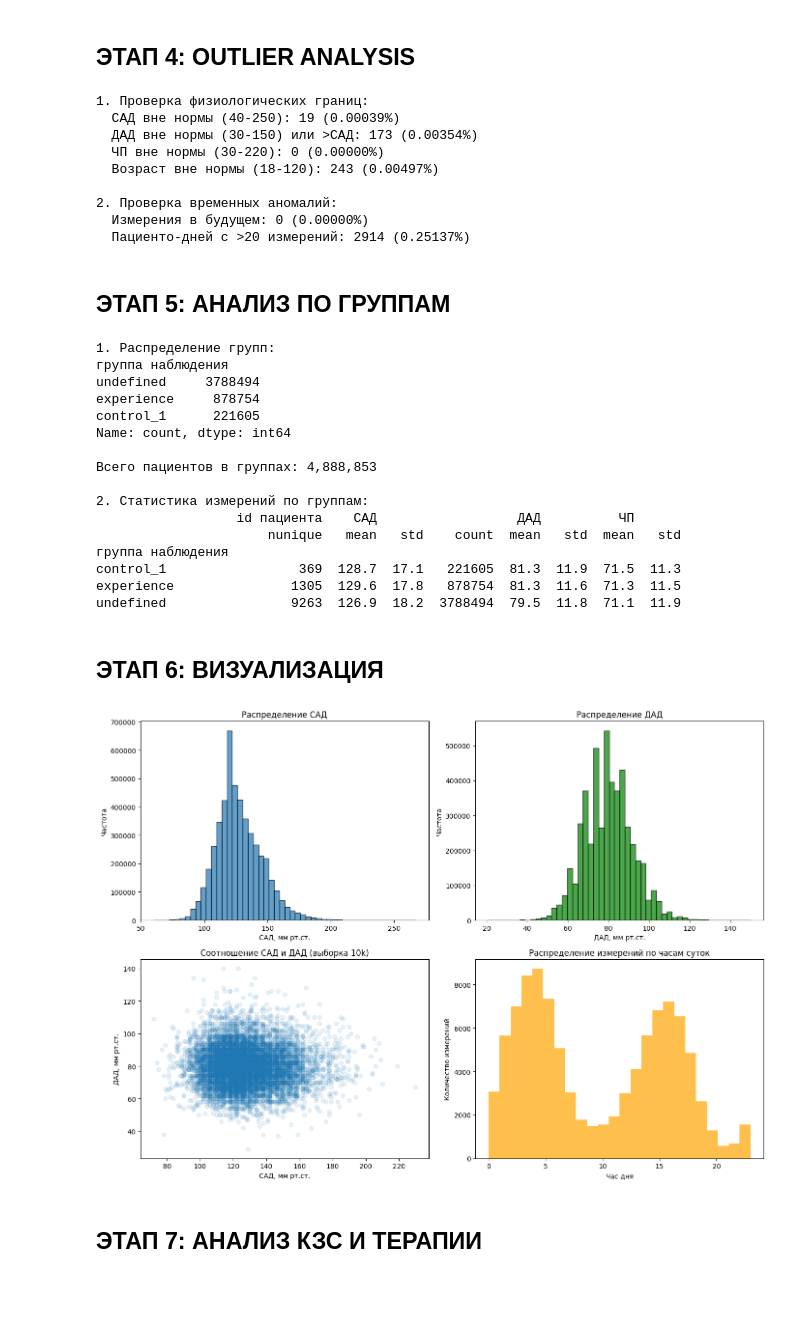
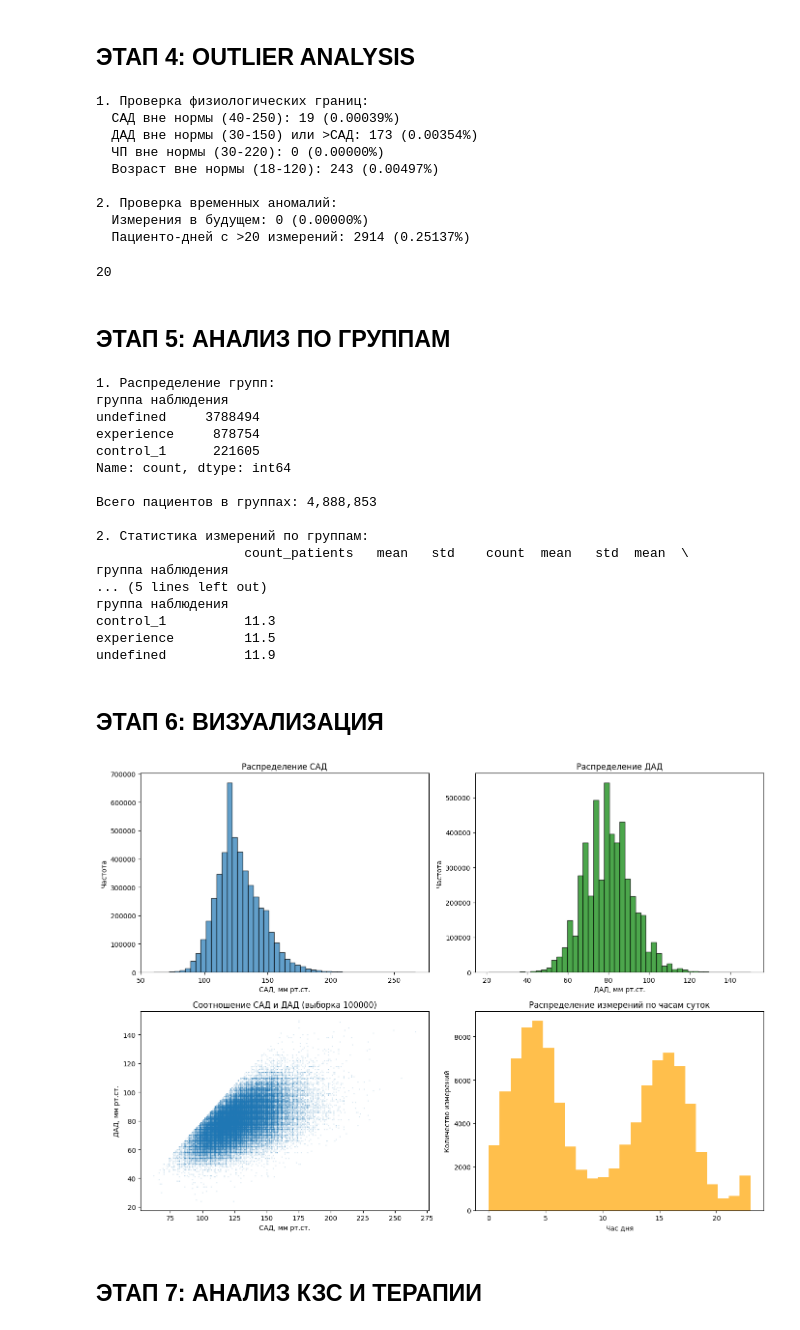
Before and after one commit to kira-Iight/Medicine, a Jupyter notebook: EDA.ipynb, the cells around one changed output. Cells and saved outputs as stored; diff of their text form; code cells hidden in the pictures; blank space fills up the shorter version.

```diff
--- a/EDA.ipynb
+++ b/EDA.ipynb
@@ -132,6 +136,7 @@ print(f"  ДАД вне нормы (30-150) или >САД: {(invalid_dbp).sum()
 invalid_hr = (primary['ЧП'] < 30) | (primary['ЧП'] > 220)
 print(f"  ЧП вне нормы (30-220): {invalid_hr.sum():,} ({invalid_hr.mean()*100:.5f}%)")
 
+
 # Возраст
 invalid_age = (primary['возраст'] < 18) | (primary['возраст'] > 120)
 print(f"  Возраст вне нормы (18-120): {invalid_age.sum():,} ({invalid_age.mean()*100:.5f}%)")
@@ -143,11 +148,18 @@ print("\n2. Проверка временных аномалий:")
 future_meas = primary['время измерения'] > datetime.now()
 print(f"  Измерения в будущем: {future_meas.sum():,} ({future_meas.mean()*100:.5f}%)")
 
+
 # Слишком частые измерения (на одного пациента в день)
 primary['date'] = primary['время измерения'].dt.date
 patient_daily = primary.groupby(['id пациента', 'date']).size().reset_index(name='n_meas')
 freq_meas = patient_daily[patient_daily['n_meas'] > 20]
 print(f"  Пациенто-дней с >20 измерений: {len(freq_meas)} ({len(freq_meas)/len(patient_daily)*100:.5f}%)")
+
+primary.drop('date', axis=1, inplace=True)
+del patient_daily
+del freq_meas
+import gc
+gc.collect()
 # %% [output]
 1. Проверка физиологических границ:
   САД вне нормы (40-250): 19 (0.00039%)
@@ -158,26 +170,33 @@ print(f"  Пациенто-дней с >20 измерений: {len(freq_meas)}
 2. Проверка временных аномалий:
   Измерения в будущем: 0 (0.00000%)
   Пациенто-дней с >20 измерений: 2914 (0.25137%)
+20
 # %% [markdown]
 ## ЭТАП 5: АНАЛИЗ ПО ГРУППАМ
 # %%
-# Добавляем информацию о группе к первичным данным
+unique_patients = patient_program[['id пациента', 'группа наблюдения']].drop_duplicates('id пациента')
 primary = primary.merge(
-    patient_program[['id пациента', 'группа наблюдения']].drop_duplicates('id пациента'),
+    unique_patients,
     on='id пациента',
     how='left'
 )
+del unique_patients
 print("\n1. Распределение групп:")
 group_dist = primary['группа наблюдения'].value_counts(dropna=False)
 print(group_dist)
 print(f"\nВсего пациентов в группах: {group_dist.sum():,}")
 print("\n2. Статистика измерений по группам:")
-group_stats = primary.groupby('группа наблюдения').agg({
-    'id пациента': 'nunique',
-    'САД': ['mean', 'std', 'count'],
-    'ДАД': ['mean', 'std'],
-    'ЧП': ['mean', 'std']
-}).round(1)
+group_stats_nunique = primary.groupby('группа наблюдения')['id пациента'].nunique()
+group_stats_sad = primary.groupby('группа наблюдения')['САД'].agg(['mean', 'std', 'count']).round(1)
+group_stats_dad = primary.groupby('группа наблюдения')['ДАД'].agg(['mean', 'std']).round(1)
+group_stats_chp = primary.groupby('группа наблюдения')['ЧП'].agg(['mean', 'std']).round(1)
+group_stats = pd.concat([
+    group_stats_nunique.rename('count_patients'),
+    group_stats_sad,
+    group_stats_dad,
+    group_stats_chp
+], axis=1)
+del group_stats_nunique, group_stats_sad, group_stats_dad, group_stats_chp
 print(group_stats)
 # %% [output]
 1. Распределение групп:
@@ -190,43 +209,48 @@ Name: count, dtype: int64
 Всего пациентов в группах: 4,888,853
 
 2. Статистика измерений по группам:
-                  id пациента    САД                  ДАД          ЧП
-                      nunique   mean   std    count  mean   std  mean   std
+                   count_patients   mean   std    count  mean   std  mean  \
 группа наблюдения
-control_1                 369  128.7  17.1   221605  81.3  11.9  71.5  11.3
-experience               1305  129.6  17.8   878754  81.3  11.6  71.3  11.5
-undefined                9263  126.9  18.2  3788494  79.5  11.8  71.1  11.9
+... (5 lines left out)
+группа наблюдения
+control_1          11.3
+experience         11.5
+undefined          11.9
 # %% [markdown]
 ## ЭТАП 6: ВИЗУАЛИЗАЦИЯ
 # %%
+# Создаем фиксированные выборки один раз
+sample_size = min(100000, len(primary))
+sample_indices = np.random.RandomState(42).choice(len(primary), sample_size, replace=False)
+primary_sample = primary.iloc[sample_indices]
+
 fig, axes = plt.subplots(2, 2, figsize=(14, 10))
 
 # 1. Распределение САД
 axes[0, 0].hist(primary['САД'].dropna(), bins=50, alpha=0.7, edgecolor='black')
 axes[0, 0].set_title('Распределение САД')
 axes[0, 0].set_xlabel('САД, мм рт.ст.')
 axes[0, 0].set_ylabel('Частота')
 
 # 2. Распределение ДАД
 axes[0, 1].hist(primary['ДАД'].dropna(), bins=50, alpha=0.7, edgecolor='black', color='green')
 axes[0, 1].set_title('Распределение ДАД')
 axes[0, 1].set_xlabel('ДАД, мм рт.ст.')
 axes[0, 1].set_ylabel('Частота')
 
-# 3. Соотношение САД и ДАД
-axes[1, 0].scatter(primary['САД'].sample(10000), primary['ДАД'].sample(10000), alpha=0.1)
-axes[1, 0].set_title('Соотношение САД и ДАД (выборка 10k)')
+# 3. Соотношение САД и ДАД (используем фиксированную выборку)
+axes[1, 0].scatter(primary_sample['САД'], primary_sample['ДАД'], alpha=0.1, s=1)
+axes[1, 0].set_title(f'Соотношение САД и ДАД (выборка {sample_size})')
 axes[1, 0].set_xlabel('САД, мм рт.ст.')
 axes[1, 0].set_ylabel('ДАД, мм рт.ст.')
 
-# 4. Измерения по времени
-primary_sample = primary.sample(min(100000, len(primary)))
+# 4. Измерения по времени (используем ту же выборку)
 axes[1, 1].hist(primary_sample['время измерения'].dt.hour.dropna(), bins=24, alpha=0.7, color='orange')
 axes[1, 1].set_title('Распределение измерений по часам суток')
 axes[1, 1].set_xlabel('Час дня')
 axes[1, 1].set_ylabel('Количество измерений')
 
 plt.tight_layout()
 plt.savefig('data/photo/eda_basic_plots.png', dpi=100)
 # %% [output]
-[figure, old version]
+[figure, new version]
```
Also changed, not shown: parts of 18 cells of this notebook, 6 other files.
